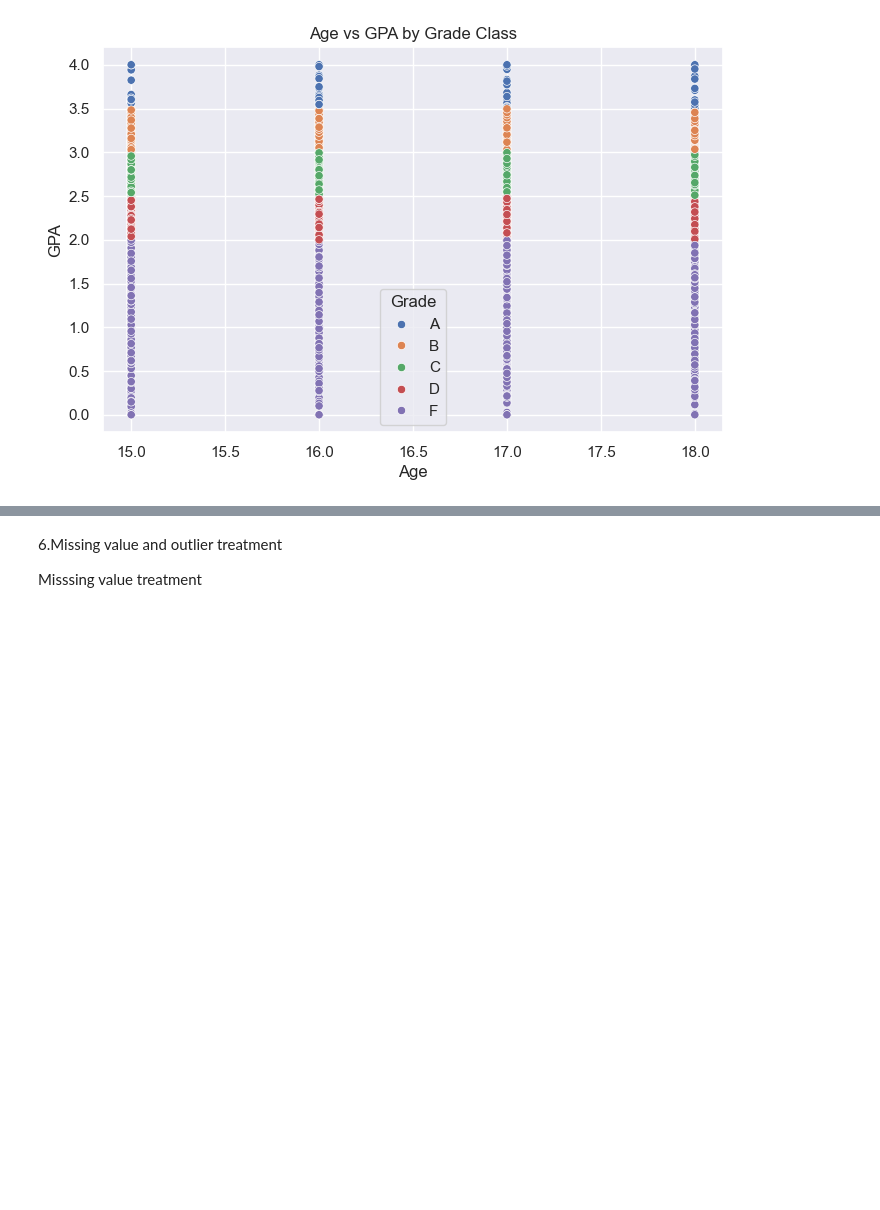
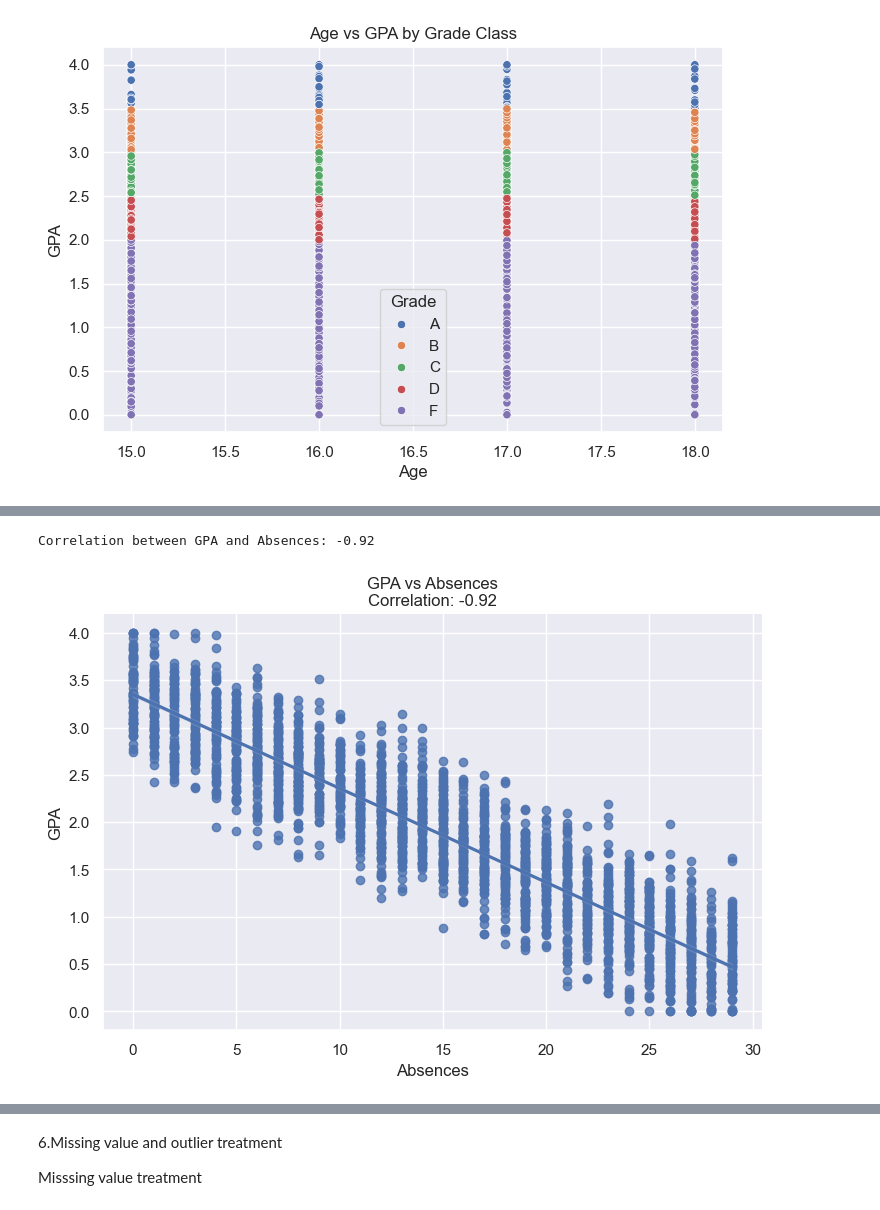
Before and after one commit to AnnMariDB/MLG382-Projects, a Jupyter notebook: MLG382Project1/Group E_MLG382_GuidedProject.ipynb, the cells around one changed output, grey strips where cells are left out. Drawn from its saved outputs; the diff is of its cells as text; code cells hidden in the pictures; blank space fills up the shorter version.

```diff
--- a/MLG382Project1/Group E_MLG382_GuidedProject.ipynb
+++ b/MLG382Project1/Group E_MLG382_GuidedProject.ipynb
@@ -430,0 +440,13 @@ plt.show()
+# %%
+correlation_absences = df['GPA'].corr(df['Absences'])
+print(f"Correlation between GPA and Absences: {correlation_absences:.2f}")
+
+sns.lmplot(x='Absences', y='GPA', data=df, aspect=1.5, height=5)
+plt.title(f'GPA vs Absences\nCorrelation: {correlation_absences:.2f}')
+plt.xlabel('Absences')
+plt.ylabel('GPA')
+plt.grid(True)
+plt.show()
+# %% [output]
+Correlation between GPA and Absences: -0.92
+[figure, added]
```
Also changed, not shown: parts of 10 cells of this notebook.
